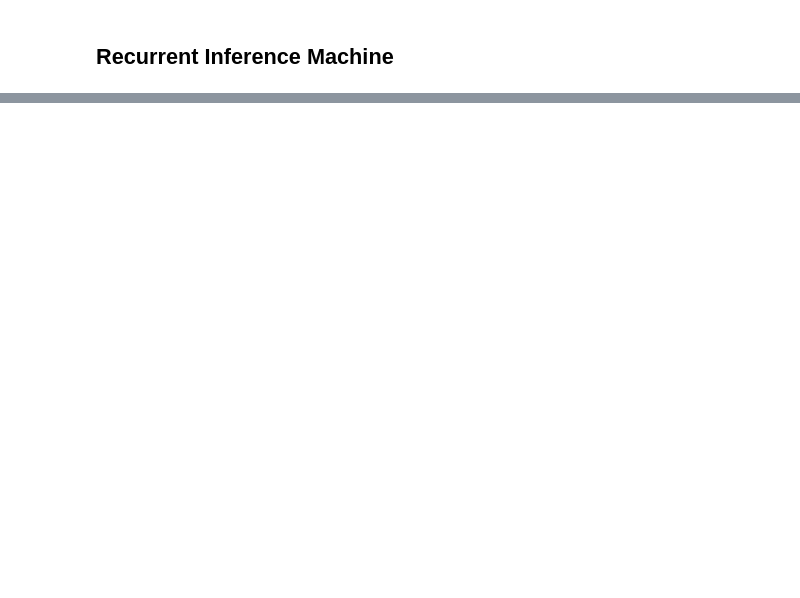
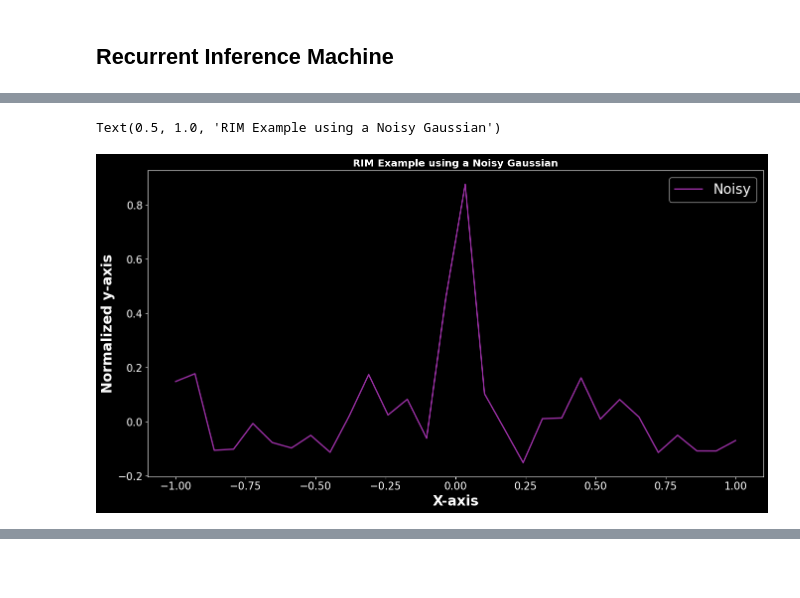
Before and after one commit to crhea93/astroRIM, a Jupyter notebook: Notebooks/RIM-Test-1D-Gaussians.ipynb, the cells around one changed output, grey strips where cells are left out. Drawn from its saved outputs; the diff is of its cells as text; code cells hidden in the pictures; blank space fills up the shorter version.

```diff
--- a/Notebooks/RIM-Test-1D-Gaussians.ipynb
+++ b/Notebooks/RIM-Test-1D-Gaussians.ipynb
@@ -162,16 +161,21 @@ ysol_list = []
 for val in ysol:
     ysol_ = [val.numpy() for val in val]
     ysol_list.append(ysol_)
+# %%
+test_index = -10
 # %%
 fig = plt.figure(figsize=(16,8))
-plt.plot(np.linspace(-1,1,n), Y_test[-1], label='Noisy', color='C1')
+plt.plot(np.linspace(-1,1,n), Y_test[test_index], label='Noisy', color='C1')
 plt.legend(prop={'size': 20})
 plt.ylabel('Normalized y-axis', fontsize=20)
 plt.xlabel('X-axis', fontsize=20)
 plt.xticks(fontsize = 15)
 plt.yticks(fontsize = 15)
 plt.title('RIM Example using a Noisy Gaussian')
 #plt.savefig('Gaussian_noisy.png')
+# %% [output]
+Text(0.5, 1.0, 'RIM Example using a Noisy Gaussian')
+[figure, added]
 # %%
 
 
```
Also changed, not shown: parts of 9 cells of this notebook, 31 other files.
